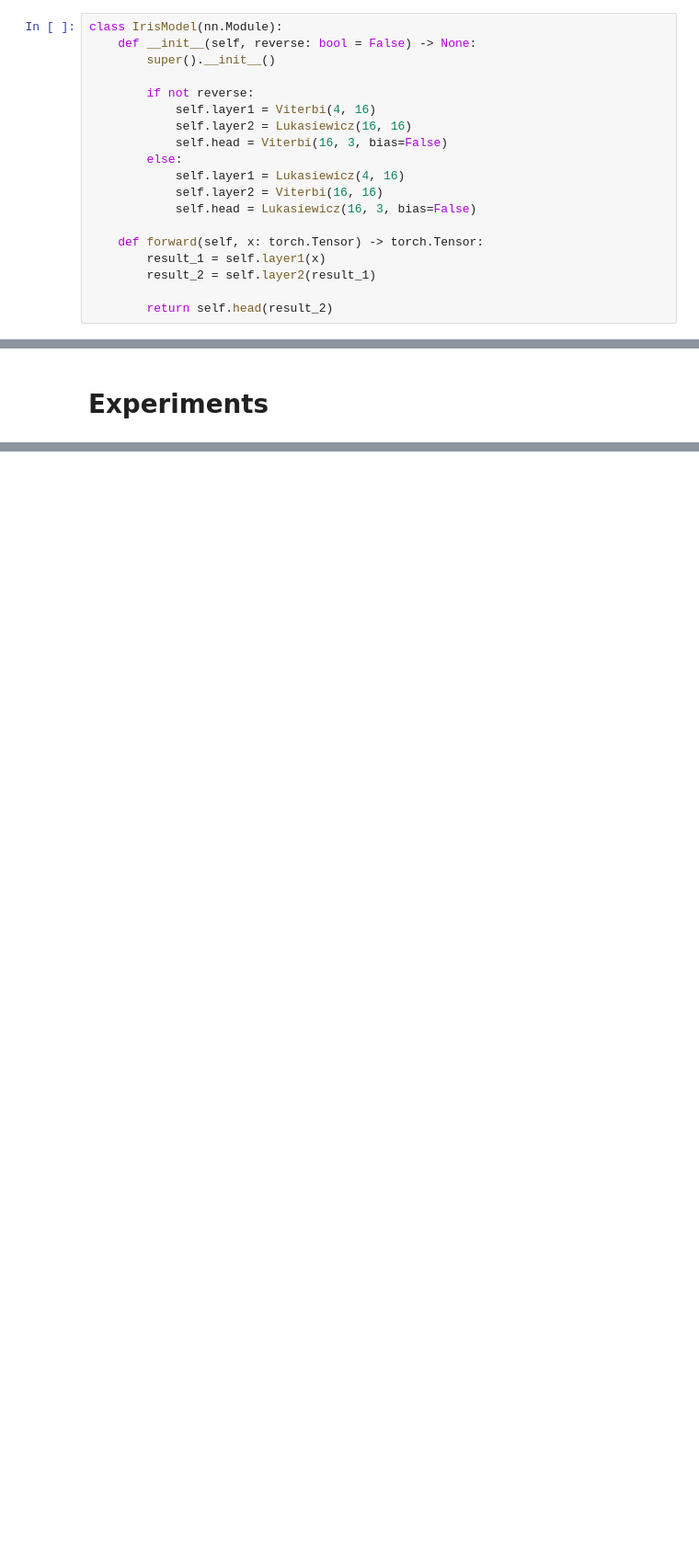
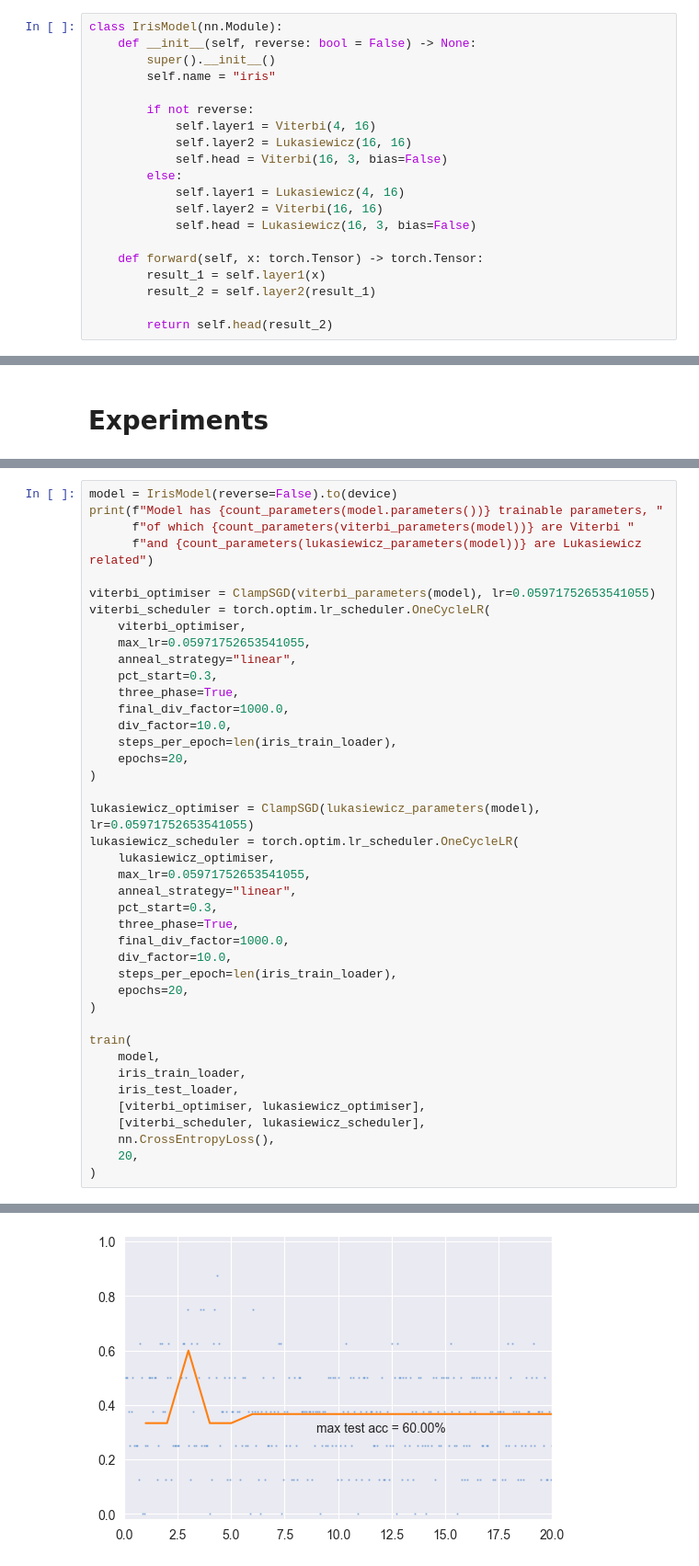
Before and after one commit to bmnsmets/semitorch, a Jupyter notebook: experiments/Master thesis/fullyconnected_01.ipynb, the cells around one changed output, grey strips where cells are left out. Shown at 92% size. Saved outputs shown, nothing was run; the diff lists cells and outputs as text; blank space fills up the shorter version.

```diff
--- a/experiments/Master thesis/fullyconnected_01.ipynb
+++ b/experiments/Master thesis/fullyconnected_01.ipynb
@@ -148,6 +182,7 @@ fmnist_testloader = DataLoader(fmnist_testset, batch_size=batch_size, shuffle=Fa
 class IrisModel(nn.Module):
     def __init__(self, reverse: bool = False) -> None:
         super().__init__()
+        self.name = "iris"
 
         if not reverse:
             self.layer1 = Viterbi(4, 16)
@@ -623,0 +735,42 @@ find_best_model_for(config={
+# %%
+model = IrisModel(reverse=False).to(device)
+print(f"Model has {count_parameters(model.parameters())} trainable parameters, "
+      f"of which {count_parameters(viterbi_parameters(model))} are Viterbi "
+      f"and {count_parameters(lukasiewicz_parameters(model))} are Lukasiewicz related")
+
+viterbi_optimiser = ClampSGD(viterbi_parameters(model), lr=0.05971752653541055)
+viterbi_scheduler = torch.optim.lr_scheduler.OneCycleLR(
+    viterbi_optimiser,
+    max_lr=0.05971752653541055,
+    anneal_strategy="linear",
+    pct_start=0.3,
+    three_phase=True,
+    final_div_factor=1000.0,
+    div_factor=10.0,
+    steps_per_epoch=len(iris_train_loader),
+    epochs=20,
+)
+
+lukasiewicz_optimiser = ClampSGD(lukasiewicz_parameters(model), lr=0.05971752653541055)
+lukasiewicz_scheduler = torch.optim.lr_scheduler.OneCycleLR(
+    lukasiewicz_optimiser,
+    max_lr=0.05971752653541055,
+    anneal_strategy="linear",
+    pct_start=0.3,
+    three_phase=True,
+    final_div_factor=1000.0,
+    div_factor=10.0,
+    steps_per_epoch=len(iris_train_loader),
+    epochs=20,
+)
+
+train(
+    model,
+    iris_train_loader,
+    iris_test_loader,
+    [viterbi_optimiser, lukasiewicz_optimiser],
+    [viterbi_scheduler, lukasiewicz_scheduler],
+    nn.CrossEntropyLoss(),
+    20,
+)
+# %% [output]
@@ -623,0 +779 @@ find_best_model_for(config={
+[figure, added]
```
Also changed, not shown: parts of 14 cells of this notebook, 5 other files.
